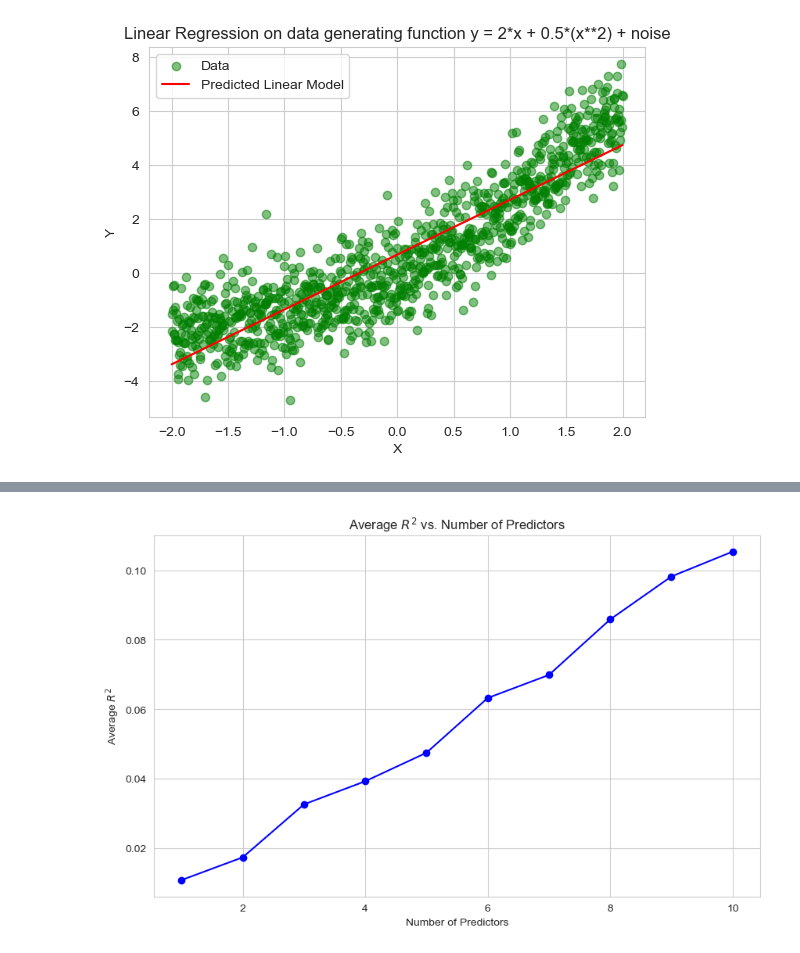
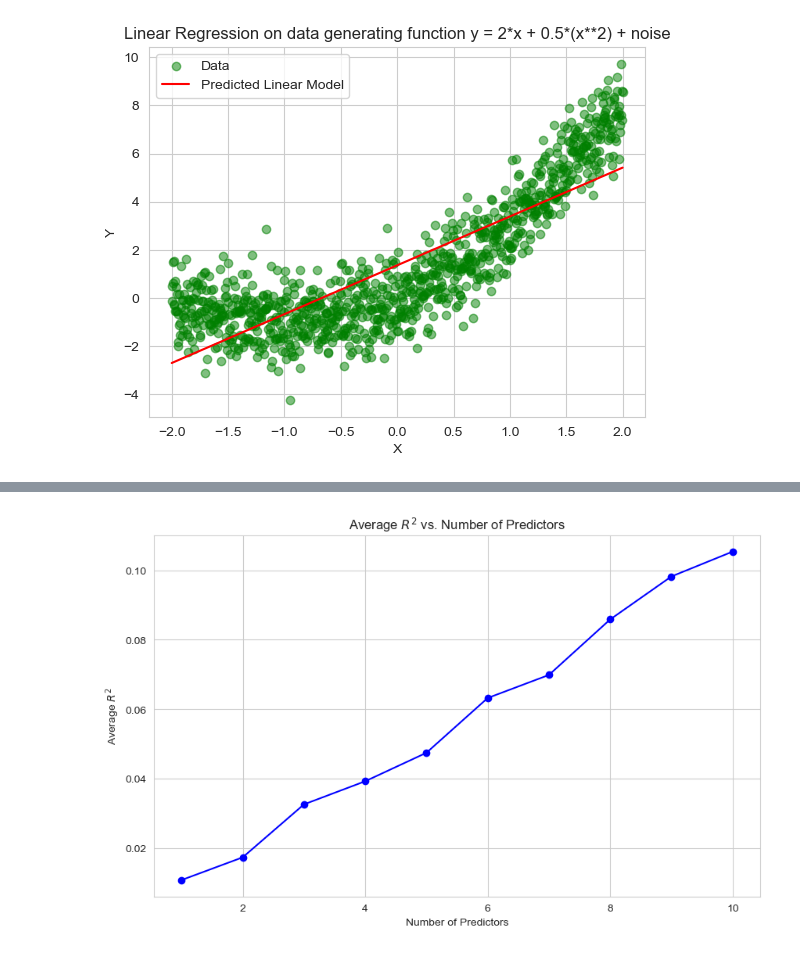
Before and after one commit to adishourya/stats4258, a Jupyter notebook: experiments.ipynb, the cells around one changed output, grey strips where cells are left out. Cells and saved outputs as stored; diff of their text form; code cells hidden in the pictures.

```diff
--- a/experiments.ipynb
+++ b/experiments.ipynb
@@ -11,35 +13,35 @@ import numpy as np
 import matplotlib.pyplot as plt
 import pandas as pd
 from sklearn.linear_model import LinearRegression
 
 np.random.seed(42)
 
 # settings
 sample_size = int(1e3)
 noise = np.random.randn(sample_size)
 x = np.linspace(-2, 2, sample_size)
 # ground truth . we will only use x as a regressor . not x^2 ; so its a line
-y = 2*x + 0.5*(x**2) + noise  # so that it does not fit perfectly
+y = 2*x + 1*(x**2) + noise  # so that it does not fit perfectly
 
 x_reshape = x.reshape(-1, 1) # turn it into column variable
 
 # linear regression
 model = LinearRegression()
 model.fit(x_reshape, y)
 
 y_pred = model.predict(x_reshape)
 
 fig, ax = plt.subplot_mosaic("A")
 ax['A'].scatter(x, y, alpha=0.5, label='Data',color="green")
 ax['A'].plot(x, y_pred, color='red', label='Predicted Linear Model')
 ax['A'].legend()
 ax['A'].set_xlabel('X')
 ax['A'].set_ylabel('Y')
 ax['A'].set_title('Linear Regression on data generating function y = 2*x + 0.5*(x**2) + noise')
 
 plt.show()
 # %% [output]
-[figure, old version]
+[figure, new version]
 # %%
 # so the data generating function was y = 2*x + 0.5*(x**2) + noise
 # linear regression with a single regressor 'x' was y = 2.03 x + 0.69
```
Also changed, not shown: parts of 14 cells of this notebook.
